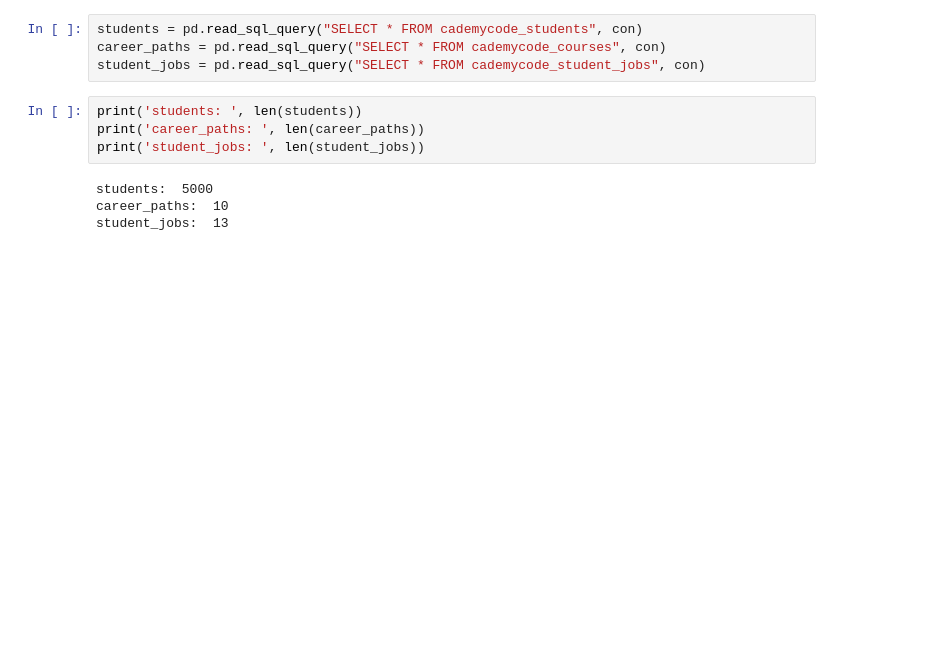
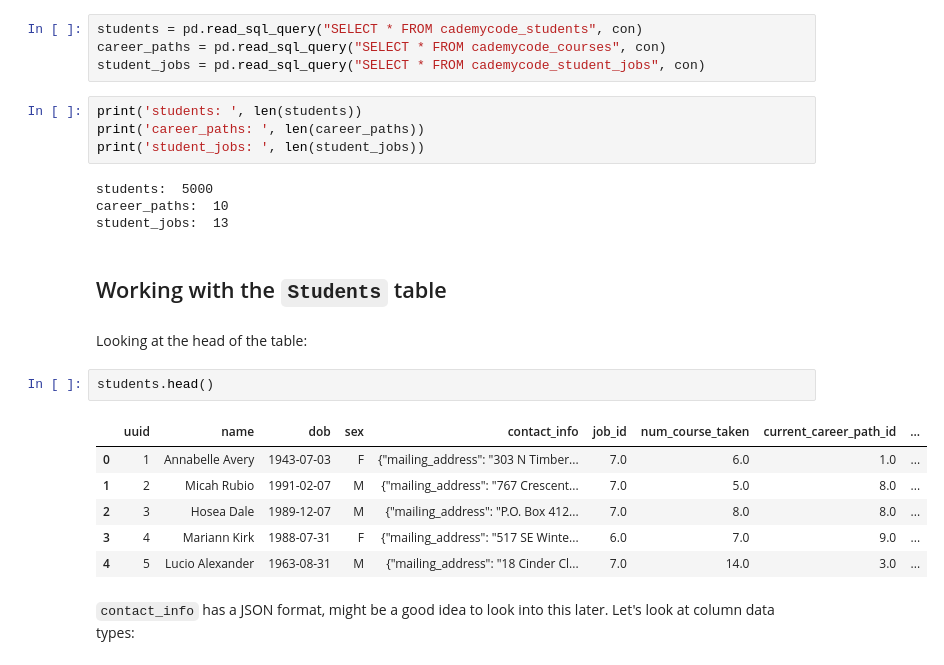
Before and after one commit to father-tom/Projects, a Jupyter notebook: SubPipeline/dev/data-exploration.ipynb, the cells around one changed output. Drawn from its saved outputs; the diff is of its cells as text; blank space fills up the shorter version.

```diff
--- a/SubPipeline/dev/data-exploration.ipynb
+++ b/SubPipeline/dev/data-exploration.ipynb
@@ -23,3 +24,18 @@ print('student_jobs: ', len(student_jobs))
 students:  5000
 career_paths:  10
 student_jobs:  13
+# %% [markdown]
+## Working with the `Students` table
+# %% [markdown]
+Looking at the head of the table:
+# %%
+students.head()
+# %% [output]
+|  | uuid | name | dob | sex | contact_info | job_id | num_course_taken | current_career_path_id | ... |
+| 0 | 1 | Annabelle Avery | 1943-07-03 | F | {"mailing_address": "303 N Timber... | 7.0 | 6.0 | 1.0 | ... |
+| 1 | 2 | Micah Rubio | 1991-02-07 | M | {"mailing_address": "767 Crescent... | 7.0 | 5.0 | 8.0 | ... |
+| 2 | 3 | Hosea Dale | 1989-12-07 | M | {"mailing_address": "P.O. Box 412... | 7.0 | 8.0 | 8.0 | ... |
+| 3 | 4 | Mariann Kirk | 1988-07-31 | F | {"mailing_address": "517 SE Winte... | 6.0 | 7.0 | 9.0 | ... |
+| 4 | 5 | Lucio Alexander | 1963-08-31 | M | {"mailing_address": "18 Cinder Cl... | 7.0 | 14.0 | 3.0 | ... |
+# %% [markdown]
+`contact_info` has a JSON format, might be a good idea to look into this later. Let's look at column data types:
```
Also changed, not shown: parts of 26 cells of this notebook.
